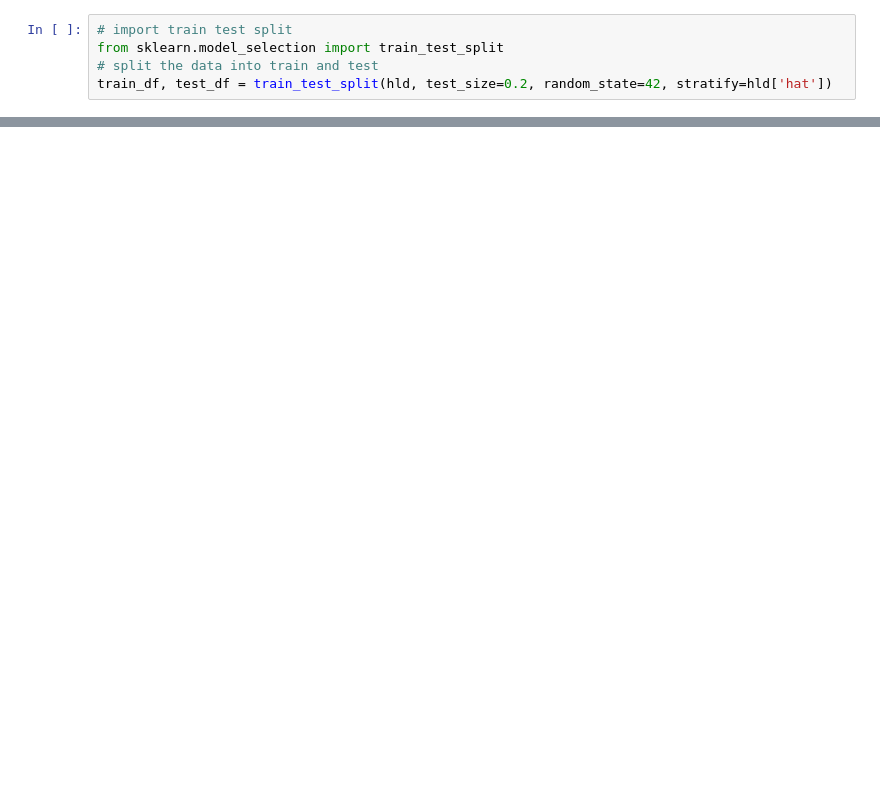
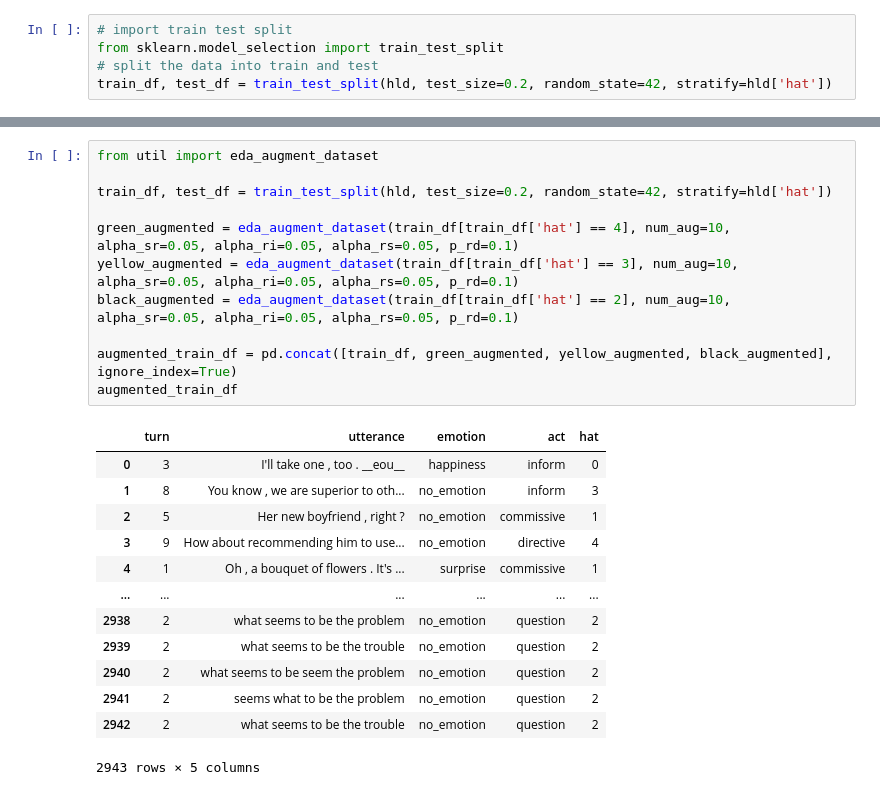
Before and after one commit to EmilianoMarrale/HLT, a Jupyter notebook: dailydialog/BERT fine-tuning HLD.ipynb, the cells around one changed output, grey strips where cells are left out. Cells and saved outputs as stored; diff of their text form; blank space fills up the shorter version.

```diff
--- a/dailydialog/BERT fine-tuning HLD.ipynb
+++ b/dailydialog/BERT fine-tuning HLD.ipynb
@@ -164,0 +126,25 @@ test_df
+# %%
+from util import eda_augment_dataset
+
+train_df, test_df = train_test_split(hld, test_size=0.2, random_state=42, stratify=hld['hat'])
+
+green_augmented = eda_augment_dataset(train_df[train_df['hat'] == 4], num_aug=10, alpha_sr=0.05, alpha_ri=0.05, alpha_rs=0.05, p_rd=0.1)
+yellow_augmented = eda_augment_dataset(train_df[train_df['hat'] == 3], num_aug=10, alpha_sr=0.05, alpha_ri=0.05, alpha_rs=0.05, p_rd=0.1)
+black_augmented = eda_augment_dataset(train_df[train_df['hat'] == 2], num_aug=10, alpha_sr=0.05, alpha_ri=0.05, alpha_rs=0.05, p_rd=0.1)
+
+augmented_train_df = pd.concat([train_df, green_augmented, yellow_augmented, black_augmented], ignore_index=True)
+augmented_train_df
+# %% [output]
+|  | turn | utterance | emotion | act | hat |
+| 0 | 3 | I'll take one , too . __eou__ | happiness | inform | 0 |
+| 1 | 8 | You know , we are superior to oth... | no_emotion | inform | 3 |
+| 2 | 5 | Her new boyfriend , right ? | no_emotion | commissive | 1 |
+| 3 | 9 | How about recommending him to use... | no_emotion | directive | 4 |
+| 4 | 1 | Oh , a bouquet of flowers . It's ... | surprise | commissive | 1 |
+| ... | ... | ... | ... | ... | ... |
+| 2938 | 2 | what seems to be the problem | no_emotion | question | 2 |
+| 2939 | 2 | what seems to be the trouble | no_emotion | question | 2 |
+| 2940 | 2 | what seems to be seem the problem | no_emotion | question | 2 |
+| 2941 | 2 | seems what to be the problem | no_emotion | question | 2 |
+| 2942 | 2 | what seems to be the trouble | no_emotion | question | 2 |
+2943 rows × 5 columns
```
Also changed, not shown: parts of 9 cells of this notebook, 3 other files.
